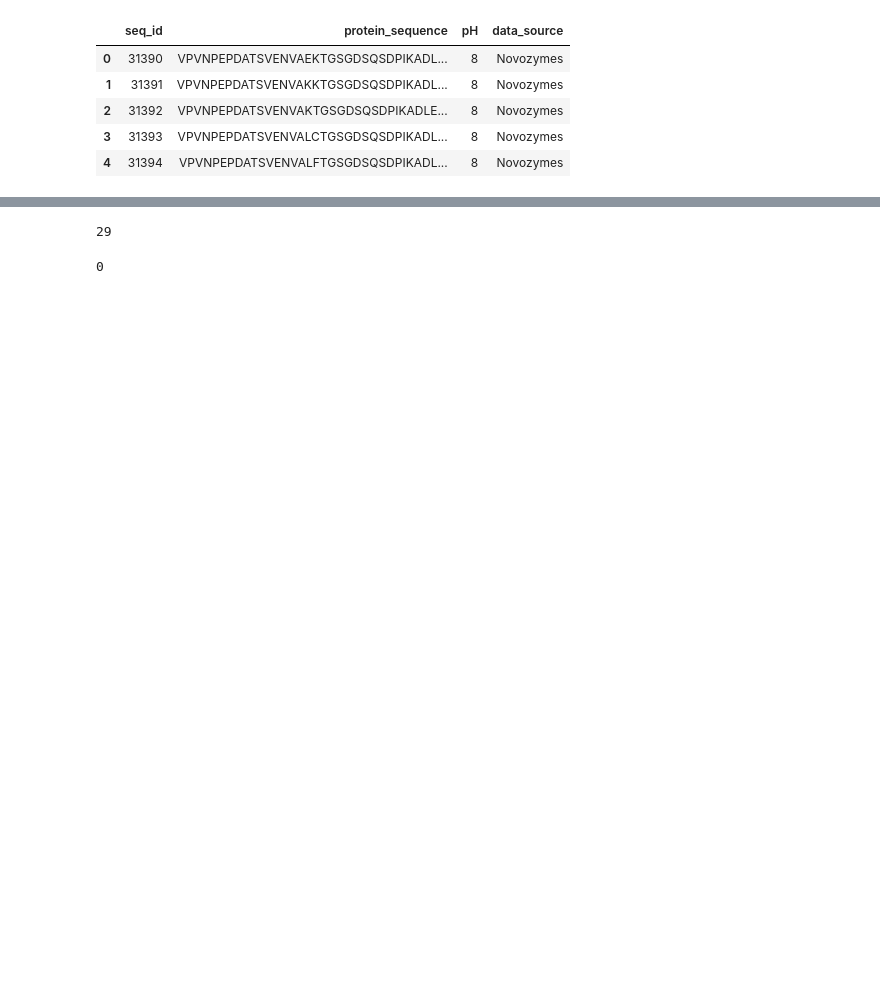
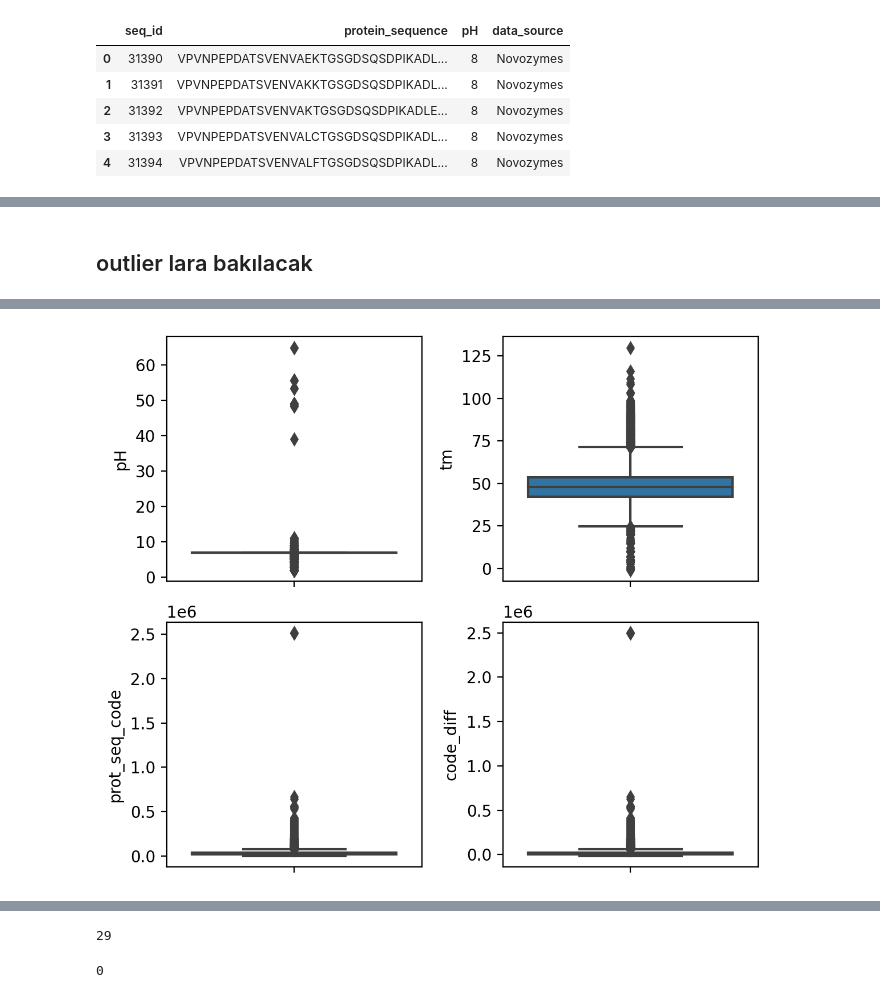
Before and after one commit to hllry2022/Novozyme_Protein_Stability_Prediction, a Jupyter notebook: Novozyme_Enzyme_Stability_Prediction/Novozyme_Enzyme_Stability_Prediction.ipynb, the cells around one changed output, grey strips where cells are left out. Saved outputs shown, nothing was run; the diff lists cells and outputs as text; code cells hidden in the pictures; blank space fills up the shorter version.

```diff
--- a/Novozyme_Enzyme_Stability_Prediction/Novozyme_Enzyme_Stability_Prediction.ipynb
+++ b/Novozyme_Enzyme_Stability_Prediction/Novozyme_Enzyme_Stability_Prediction.ipynb
@@ -216,0 +257,3 @@ sns.boxplot(df.pH)
+# %%
+df_numeric= df.select_dtypes(exclude="O")
+df_numeric.head()
@@ -216,0 +267,9 @@ sns.boxplot(df.pH)
+# %% [markdown]
+## outlier lara bakılacak
+# %%
+fig = plt.figure(figsize=(6,5), dpi=200)
+for i, col in enumerate(df_numeric.iloc[:,1:]):
+        plt.subplot(2,2,i+1)
+        sns.boxplot(y=col, data=df_numeric)
+plt.tight_layout();
+# %% [output]
@@ -216,0 +286 @@ sns.boxplot(df.pH)
+[figure, added]
```
Also changed, not shown: parts of 46 cells of this notebook.
